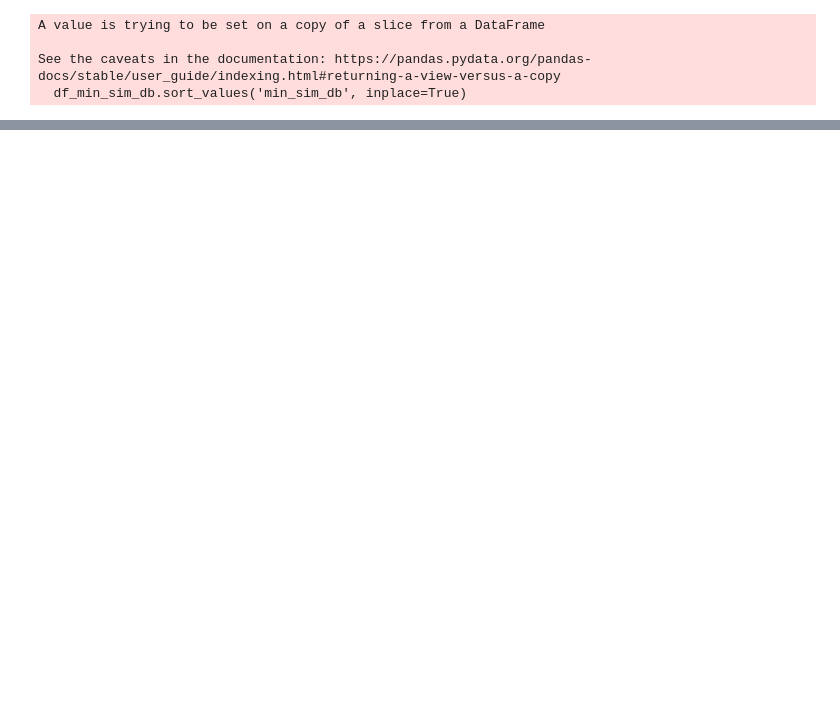
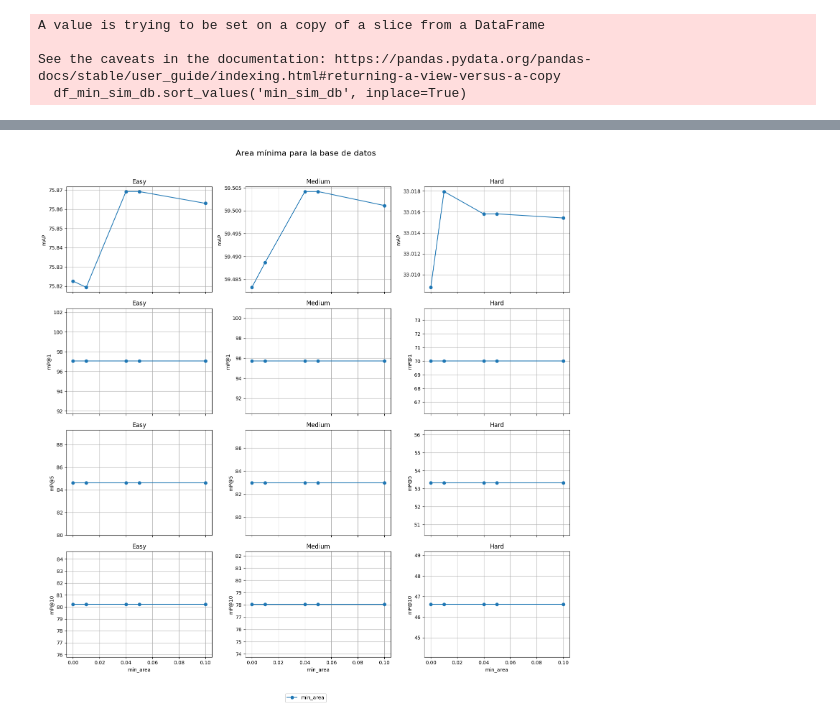
Before and after one commit to theviderlab/landmark-detection-with-retrieval, a Jupyter notebook: visualize_results.ipynb, the cells around one changed output, grey strips where cells are left out. Cells and saved outputs as stored; diff of their text form; code cells hidden in the pictures; blank space fills up the shorter version.

```diff
--- a/visualize_results.ipynb
+++ b/visualize_results.ipynb
@@ -63,0 +105,54 @@ plt.show()
+# %%
+columns = [
+    'min_area',
+    'map_easy_bbox', 'map_medium_bbox', 'map_hard_bbox',
+    'mp@1_easy_bbox', 'mp@1_medium_bbox', 'mp@1_hard_bbox',
+    'mp@5_easy_bbox', 'mp@5_medium_bbox', 'mp@5_hard_bbox',
+    'mp@10_easy_bbox', 'mp@10_medium_bbox', 'mp@10_hard_bbox'
+]
+df_min_area = df_min_area[columns]
+# %%
+# Definir configuración de las métricas por nivel de dificultad
+metrics = [
+    ('map_easy_bbox', 'Easy'),
+    ('map_medium_bbox', 'Medium'),
+    ('map_hard_bbox', 'Hard'),
+    ('mp@1_easy_bbox', 'Easy'),
+    ('mp@1_medium_bbox', 'Medium'),
+    ('mp@1_hard_bbox', 'Hard'),
+    ('mp@5_easy_bbox', 'Easy'),
+    ('mp@5_medium_bbox', 'Medium'),
+    ('mp@5_hard_bbox', 'Hard'),
+    ('mp@10_easy_bbox', 'Easy'),
+    ('mp@10_medium_bbox', 'Medium'),
+    ('mp@10_hard_bbox', 'Hard')
+]
+
+# Crear subplots
+fig, axs = plt.subplots(nrows=4, ncols=3, figsize=(15, 15), sharex=True, sharey=False)
+
+for i, (ax, (col1, title)) in enumerate(zip(axs.flat, metrics)):
+    df_min_area.plot(x='min_area', y=col1, ax=ax, label='min_area', marker='o', legend=False)
+    ax.set_title(title)
+    ax.set_xlabel('min_area')
+    if i < 3:
+        ax.set_ylabel('mAP')
+    elif i < 6:
+        ax.set_ylabel('mP@1')
+    elif i < 9:
+        ax.set_ylabel('mP@5')
+    else:
+        ax.set_ylabel('mP@10')
+    ax.grid(True)
+
+# Obtener handles y labels de cualquier eje (todos tienen los mismos)
+handles, labels = axs[0, 0].get_legend_handles_labels()
+
+# Colocar la leyenda una vez fuera del grid
+fig.legend(handles, labels, loc='lower center', ncol=4, bbox_to_anchor=(0.5, -0.02))
+
+plt.suptitle('Area mínima para la base de datos', fontsize=16, y=1.01)
+plt.tight_layout(rect=[0, 0.03, 1, 0.99])
+plt.show()
+# %% [output]
+[figure, added]
```
Also changed, not shown: parts of 7 cells of this notebook, 5 other files.
